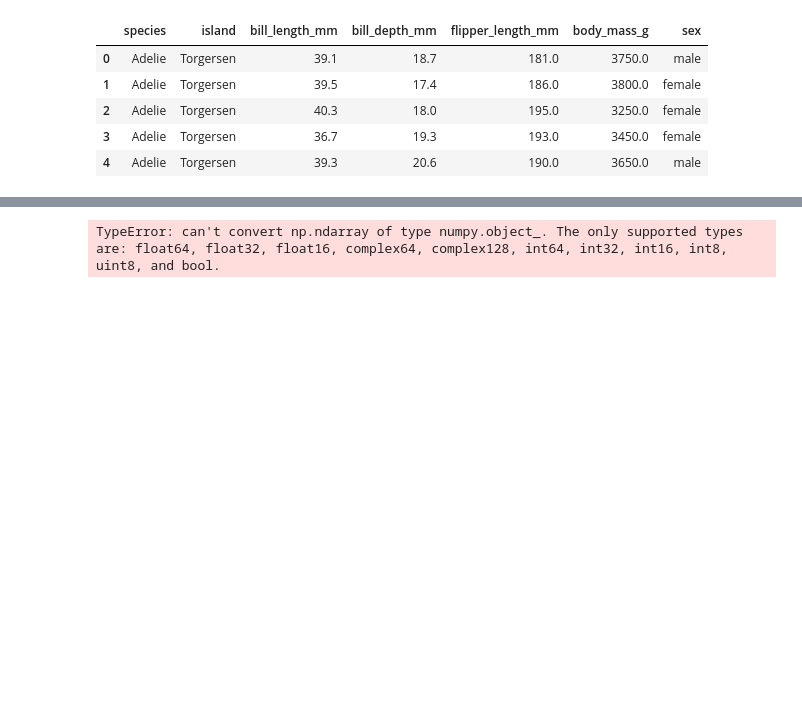
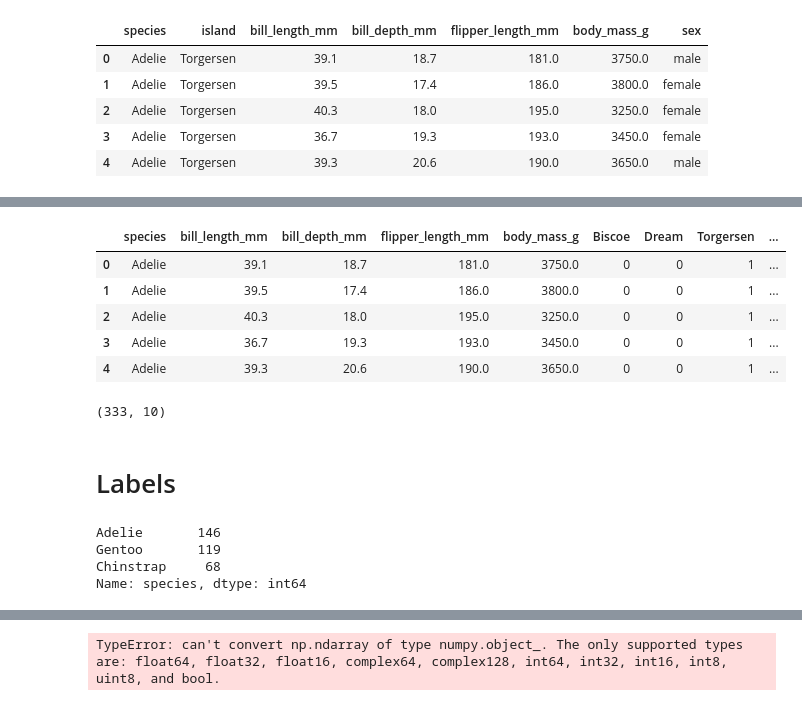
Before and after one commit to j1w1s28/study_with_code, a Jupyter notebook: Scratching_study/01week_MLP.ipynb, the cells around one changed output, grey strips where cells are left out. Saved outputs shown, nothing was run; the diff lists cells and outputs as text; code cells hidden in the pictures; blank space fills up the shorter version.

```diff
--- a/Scratching_study/01week_MLP.ipynb
+++ b/Scratching_study/01week_MLP.ipynb
@@ -68,0 +91,23 @@ import torch
+# %%
+df = df.drop(['island','sex'],axis=1)
+df.head()
+# %% [output]
+|  | species | bill_length_mm | bill_depth_mm | flipper_length_mm | body_mass_g | Biscoe | Dream | Torgersen | ... |
+| 0 | Adelie | 39.1 | 18.7 | 181.0 | 3750.0 | 0 | 0 | 1 | ... |
+| 1 | Adelie | 39.5 | 17.4 | 186.0 | 3800.0 | 0 | 0 | 1 | ... |
+| 2 | Adelie | 40.3 | 18.0 | 195.0 | 3250.0 | 0 | 0 | 1 | ... |
+| 3 | Adelie | 36.7 | 19.3 | 193.0 | 3450.0 | 0 | 0 | 1 | ... |
+| 4 | Adelie | 39.3 | 20.6 | 190.0 | 3650.0 | 0 | 0 | 1 | ... |
+# %%
+df.shape
+# %% [output]
+(333, 10)
+# %% [markdown]
+# Labels
+# %%
+df.species.value_counts()
+# %% [output]
+Adelie       146
+Gentoo       119
+Chinstrap     68
+Name: species, dtype: int64
```
Also changed, not shown: parts of 64 cells of this notebook, 2 other files.
